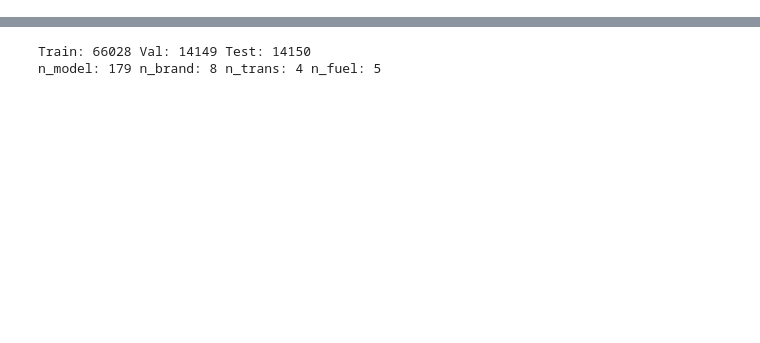
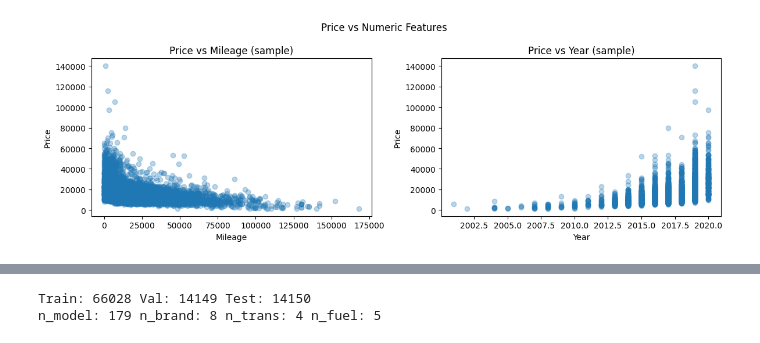
Before and after one commit to juanfp02/Developing-my-own-Neural-Networks, a Jupyter notebook: main.ipynb, the cells around one changed output, grey strips where cells are left out. Saved outputs shown, nothing was run; the diff lists cells and outputs as text; code cells hidden in the pictures; blank space fills up the shorter version.

```diff
--- a/main.ipynb
+++ b/main.ipynb
@@ -44,0 +168,25 @@ full_df = full_df.dropna(subset=required_cols)
+# %%
+sample = full_df.sample(
+    n=min(5000, len(full_df)),
+    random_state=42
+)
+
+fig, axes = plt.subplots(1, 2, figsize=(12, 4))
+
+# Price vs mileage
+axes[0].scatter(sample["mileage"], sample["price"], alpha=0.3)
+axes[0].set_xlabel("Mileage")
+axes[0].set_ylabel("Price")
+axes[0].set_title("Price vs Mileage (sample)")
+
+# Price vs year
+axes[1].scatter(sample["year"], sample["price"], alpha=0.3)
+axes[1].set_xlabel("Year")
+axes[1].set_ylabel("Price")
+axes[1].set_title("Price vs Year (sample)")
+
+plt.suptitle("Price vs Numeric Features")
+plt.tight_layout()
+plt.show()
+# %% [output]
+[figure, added]
```
Also changed, not shown: parts of 28 cells of this notebook, 3 other files.
